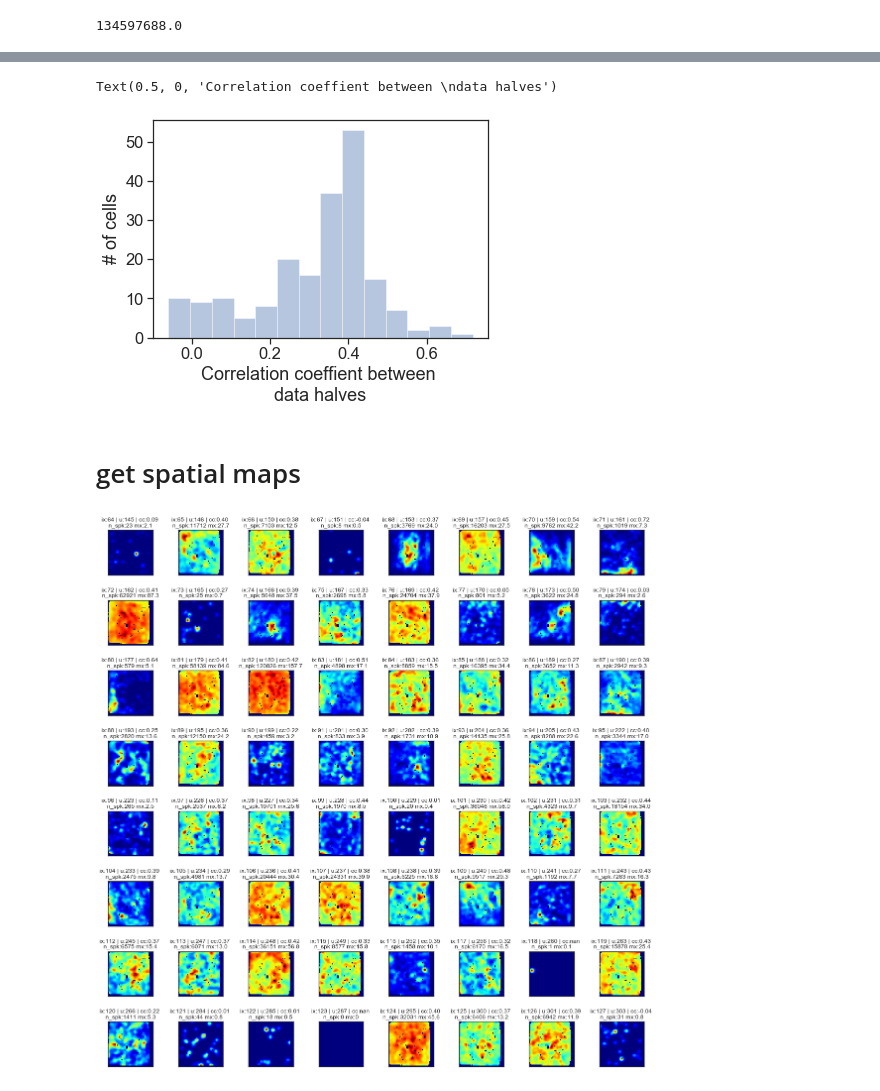
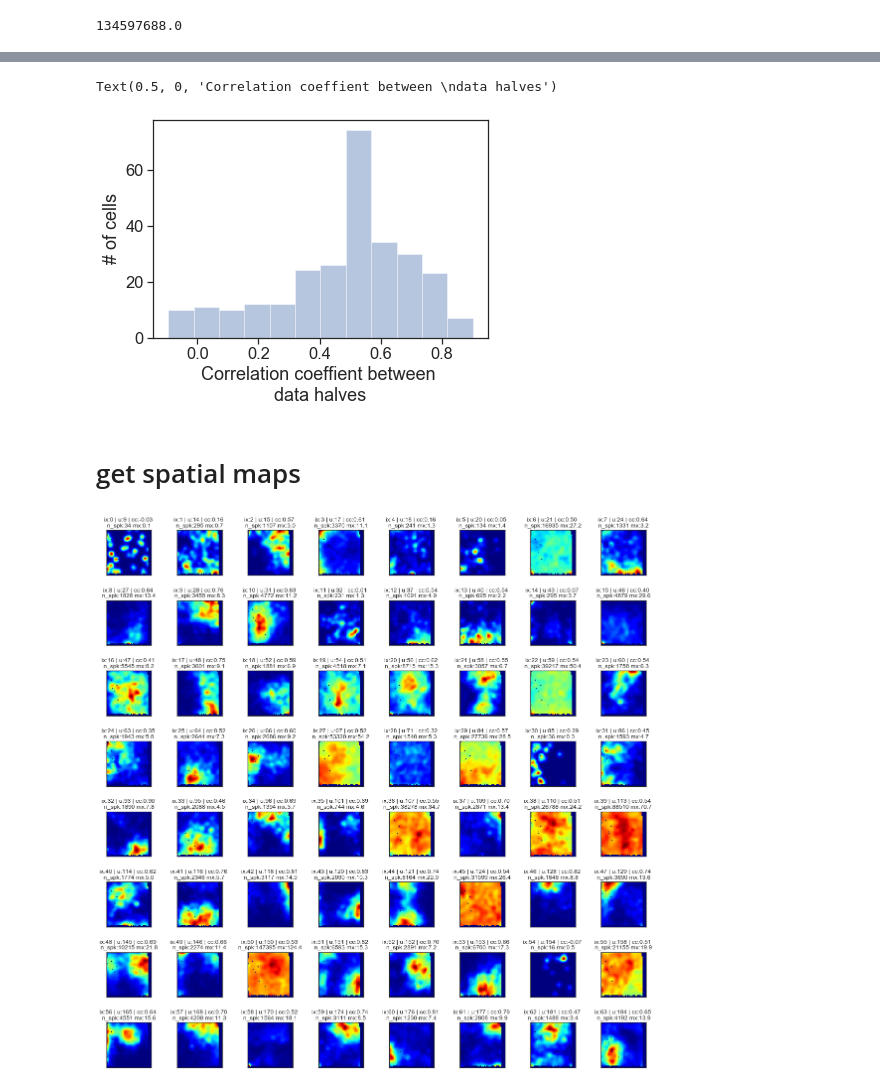
Before and after one commit to yves-weissenberger/ll_ephys, a Jupyter notebook: ephys_notebooks/check_for_grids_VS.ipynb, the cells around one changed output, grey strips where cells are left out. Drawn from its saved outputs; the diff is of its cells as text; code cells hidden in the pictures.

```diff
--- a/ephys_notebooks/check_for_grids_VS.ipynb
+++ b/ephys_notebooks/check_for_grids_VS.ipynb
@@ -18,7 +18,7 @@ from mecll.rsync import Rsync_aligner
 # %% [markdown]
 #  Load data
 # %%
-root_path = '/Users/yves/team_mouse Dropbox/MEC_data/spike_sorted/2021-08-06_39964_ks25/'
+root_path = '/Users/yves/team_mouse Dropbox/MEC_data/spike_sorted/2021-07-31_39951_ks25/'
 all_fs = os.listdir(root_path)
 
 
@@ -302,13 +307,13 @@ plt.ylabel("# of cells")
 plt.xlabel("Correlation coeffient between \ndata halves")
 # %% [output]
 Text(0.5, 0, 'Correlation coeffient between \ndata halves')
-[figure, old version]
+[figure, new version]
 # %% [markdown]
 # get spatial maps
 # %%
 all_resp_arr = []
-SPEED_THRESH = 2
-SMOOTHING_FACTOR = 1.5
+SPEED_THRESH = 1
+SMOOTHING_FACTOR = 2
 
 ixs = np.where(np.logical_and(np.all(np.isfinite(position),axis=1),
                               speed>SPEED_THRESH))[0]
@@ -338,26 +343,26 @@ for unit_nr in single_units:
 # %%
 
 #plot spatial responses of 64 cells at a time. Change n64 to other ints to view the next ones
 plt.figure(figsize=(16,16))
 kk = 1
 
-n64 =1
+n64 =0
 for ix in range(n64*64,(n64+1)*64):
     try:
         unit_nr,resp_map,tot,mx = all_resp_arr[ix]
         plt.subplot(8,8,kk)
         plt.title('ix:{} | u:{} | cc:{:.2f} \nn_spk:{} mx:{}'.format(ix,unit_nr,ccs[ix],tot,np.round(mx,decimals=1)),fontsize=12)
         #resp_map =
         #resp_map[np.isnan(resp_map)] = 0
         plt.imshow(resp_map,cmap='jet',interpolation='None')#,vmin=.0,vmax=.2)
         #plt.xlim(50,1050)
         #plt.ylim(50,1050)
         plt.xticks([])
         plt.yticks([])
 
         kk += 1
     except ValueError:
         break
 plt.tight_layout()
 # %% [output]
-[figure, old version]
+[figure, new version]
```
Also changed, not shown: parts of 11 cells of this notebook, 9 other files.
